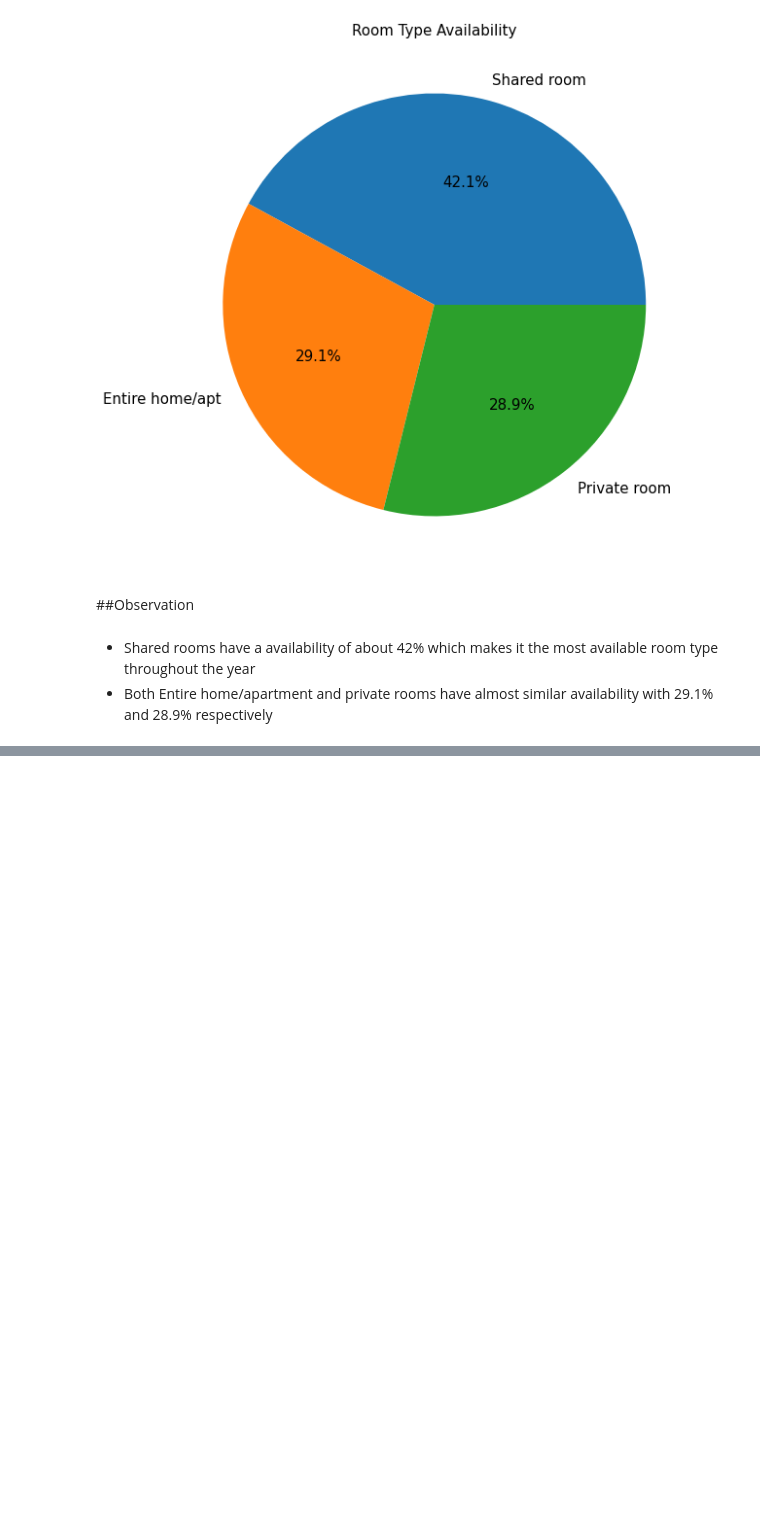
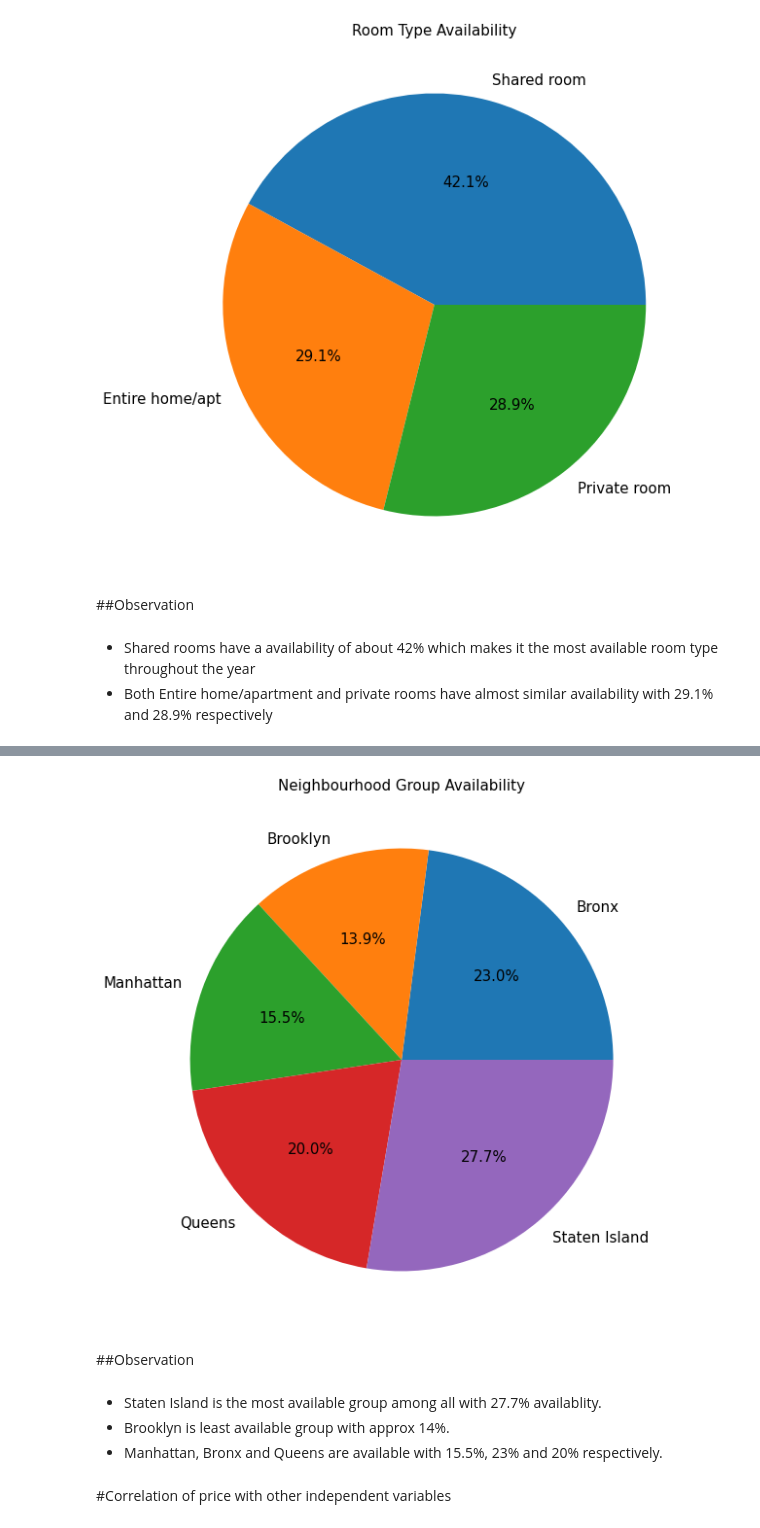
Before and after one commit to varnit836/Airbnb-NYC-2019, a Jupyter notebook: Airbnb_Bookings_Analysis_Capstone_Project.ipynb, the cells around one changed output, grey strips where cells are left out. Saved outputs shown, nothing was run; the diff lists cells and outputs as text; code cells hidden in the pictures; blank space fills up the shorter version.

```diff
--- a/Airbnb_Bookings_Analysis_Capstone_Project.ipynb
+++ b/Airbnb_Bookings_Analysis_Capstone_Project.ipynb
@@ -304,0 +307,3 @@ plt.rcParams['figure.figsize'] = (14, 12)
+# %%
+availability_neighbour_df =airbnb.groupby(['neighbourhood_group'])['availability_365'].mean()
+availability_neighbour_df.reset_index()
@@ -304,0 +317,18 @@ plt.rcParams['figure.figsize'] = (14, 12)
+# %%
+#Plotting our data using pie chart
+availability_neighbour_df.plot(kind='pie',autopct='%1.1f%%',fontsize=15)
+plt.title('Neighbourhood Group Availability',fontsize=15,color='black')
+plt.ylabel('')
+plt.rcParams['figure.figsize'] = (14, 12)
+# %% [output]
+[figure, added]
+# %% [markdown]
+##Observation
+# %% [markdown]
+
+
+*   Staten Island is the most available group among all with 27.7% availablity.
+*   Brooklyn is least available group with approx 14%.
+*   Manhattan, Bronx and Queens are available with 15.5%, 23% and 20% respectively.
+# %% [markdown]
+#Correlation of price with other independent variables
```
Also changed, not shown: parts of 8 cells of this notebook.
